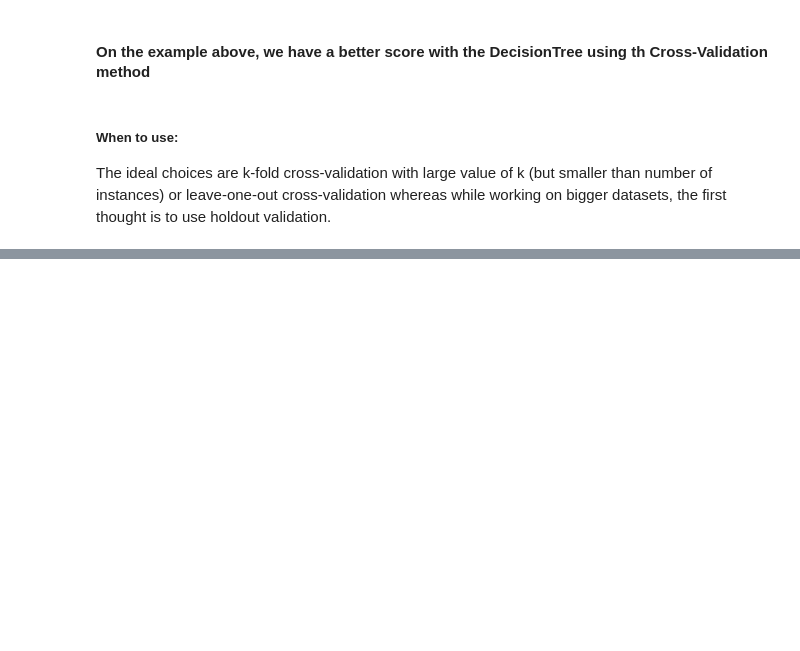
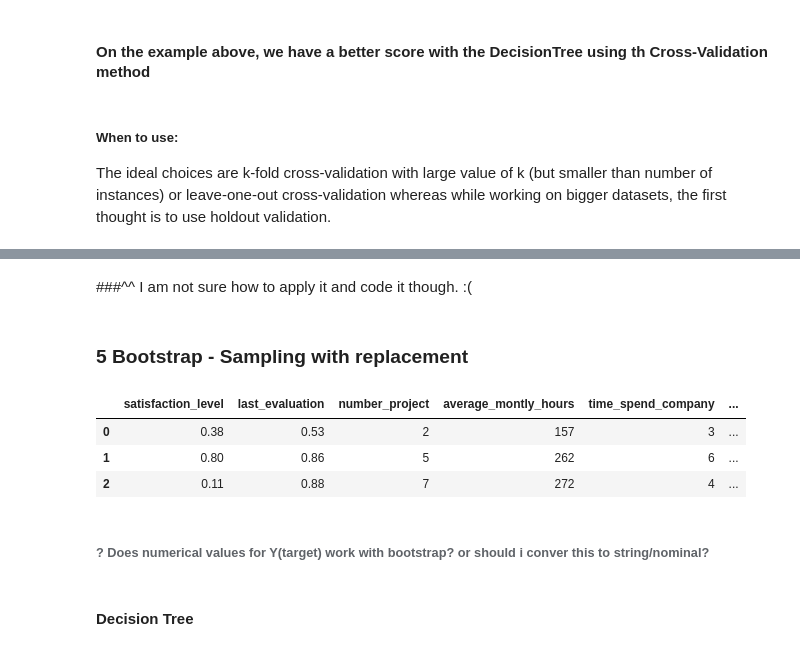
Before and after one commit to rdyinbts/ClassicalDataAnalysis, a Jupyter notebook: Session_9/Classification+Evaluation+Method+HW.ipynb, the cells around one changed output, grey strips where cells are left out. Saved outputs shown, nothing was run; the diff lists cells and outputs as text; code cells hidden in the pictures; blank space fills up the shorter version.

```diff
--- a/Session_9/Classification+Evaluation+Method+HW.ipynb
+++ b/Session_9/Classification+Evaluation+Method+HW.ipynb
@@ -351,0 +397,4 @@ The ideal choices are k-fold cross-validation with large value of k (but smaller
+# %% [markdown]
+###^^ I am not sure how to apply it and code it though. :(
+# %% [markdown]
+### 5 Bootstrap  - Sampling with replacement
@@ -351,0 +404,9 @@ The ideal choices are k-fold cross-validation with large value of k (but smaller
+# %%
+hra_bootstrap = hra_new.drop("left",axis=1)
+hra_bootstrap["left"] = hra_new["left"]
+hra_bootstrap.head(3)
+# %% [output]
+|  | satisfaction_level | last_evaluation | number_project | average_montly_hours | time_spend_company | ... |
+| 0 | 0.38 | 0.53 | 2 | 157 | 3 | ... |
+| 1 | 0.80 | 0.86 | 5 | 262 | 6 | ... |
+| 2 | 0.11 | 0.88 | 7 | 272 | 4 | ... |
@@ -351,0 +416,2 @@ The ideal choices are k-fold cross-validation with large value of k (but smaller
+# %% [markdown]
+###### ? Does numerical values for Y(target) work with bootstrap? or should i conver this to string/nominal?
@@ -351,0 +420,2 @@ The ideal choices are k-fold cross-validation with large value of k (but smaller
+# %% [markdown]
+#### Decision Tree
```
Also changed, not shown: parts of 78 cells of this notebook, 1 other file.
